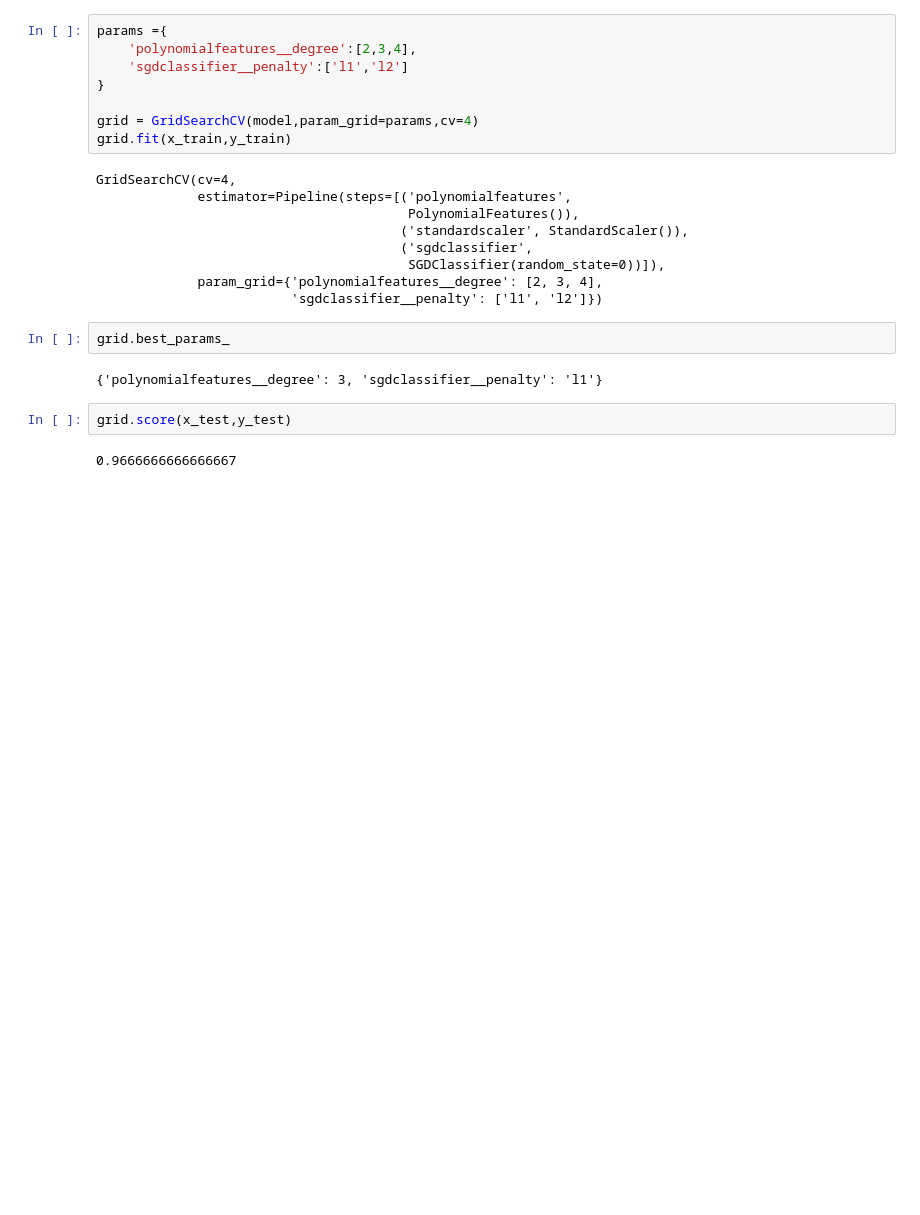
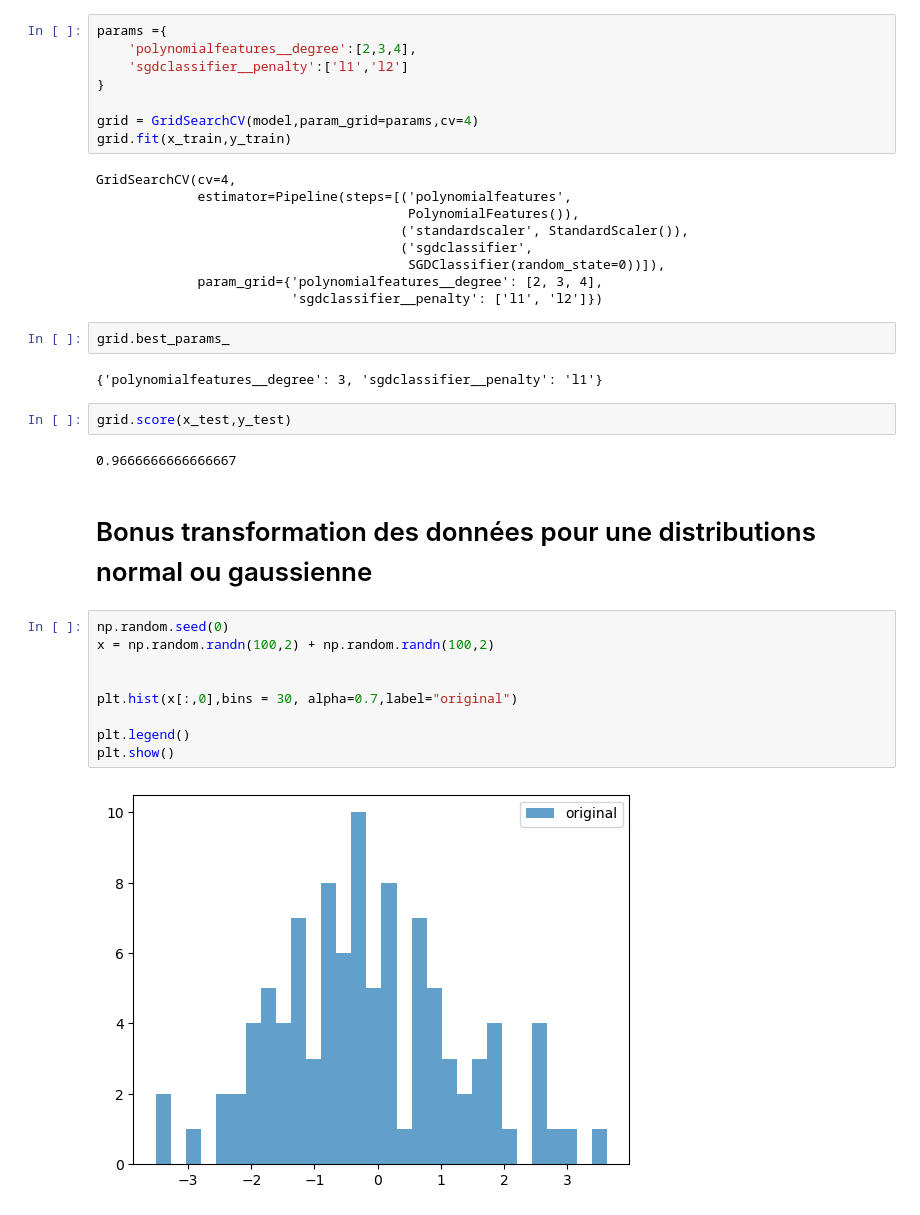
Before and after one commit to gloire-samba/machin-learning-cours, a Jupyter notebook: cours22-pre-prossesing.ipynb, the cells around one changed output. Saved outputs shown, nothing was run; the diff lists cells and outputs as text; blank space fills up the shorter version.

```diff
--- a/cours22-pre-prossesing.ipynb
+++ b/cours22-pre-prossesing.ipynb
@@ -293,3 +293,16 @@ grid.best_params_
 grid.score(x_test,y_test)
 # %% [output]
 0.9666666666666667
+# %% [markdown]
+# Bonus transformation des données pour une distributions normal ou gaussienne
+# %%
+np.random.seed(0)
+x = np.random.randn(100,2) + np.random.randn(100,2)
+
+
+plt.hist(x[:,0],bins = 30, alpha=0.7,label="original")
+
+plt.legend()
+plt.show()
+# %% [output]
+[figure, added]
```
Also changed, not shown: parts of 5 cells of this notebook, 9 other files.
